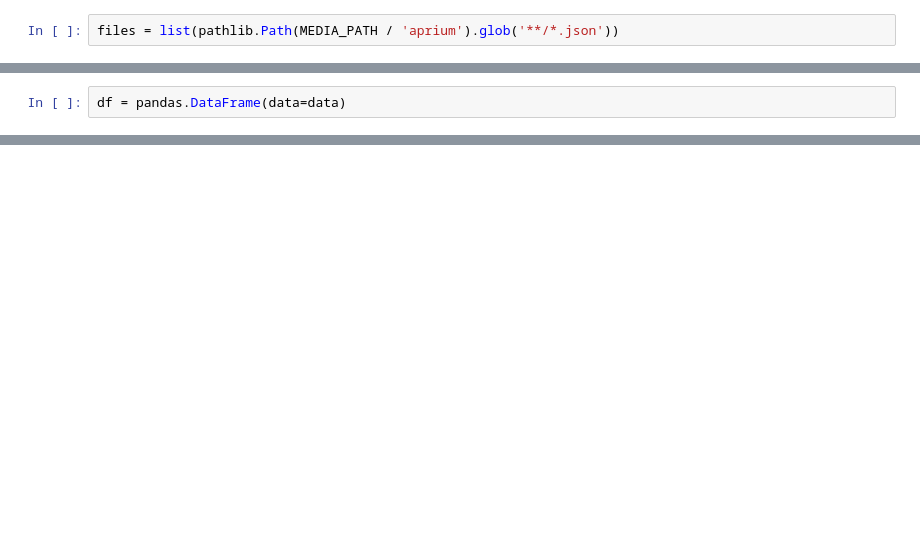
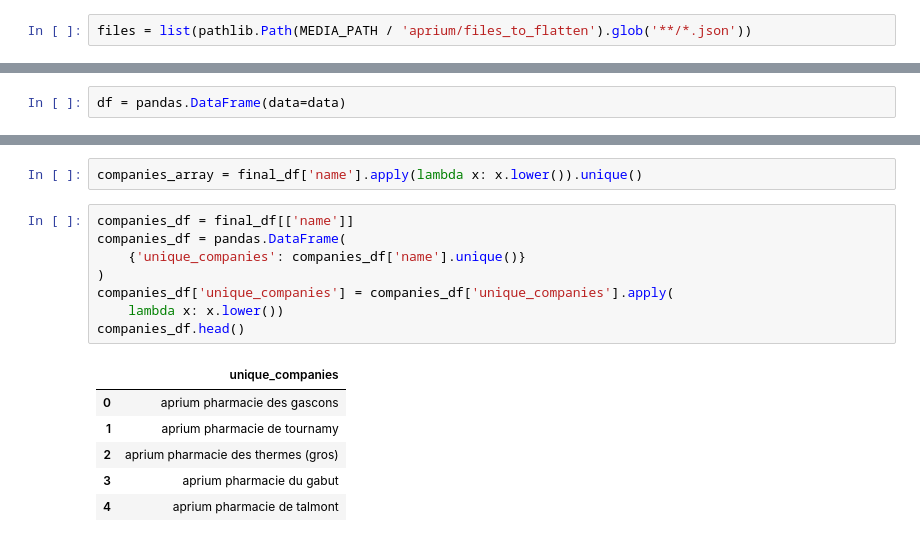
Before and after one commit to Zadigo/google_comments, a Jupyter notebook: google_comments/quick_flatten.ipynb, the cells around one changed output, grey strips where cells are left out. Saved outputs shown, nothing was run; the diff lists cells and outputs as text; blank space fills up the shorter version.

```diff
--- a/google_comments/quick_flatten.ipynb
+++ b/google_comments/quick_flatten.ipynb
@@ -7,2 +28,2 @@ from google_comments import MEDIA_PATH
 # %%
-files = list(pathlib.Path(MEDIA_PATH / 'aprium').glob('**/*.json'))
+files = list(pathlib.Path(MEDIA_PATH / 'aprium/files_to_flatten').glob('**/*.json'))
@@ -53,0 +140,17 @@ final_df = df[['name', 'text', 'address', 'rating']]
+# %%
+companies_array = final_df['name'].apply(lambda x: x.lower()).unique()
+# %%
+companies_df = final_df[['name']]
+companies_df = pandas.DataFrame(
+    {'unique_companies': companies_df['name'].unique()}
+)
+companies_df['unique_companies'] = companies_df['unique_companies'].apply(
+    lambda x: x.lower())
+companies_df.head()
+# %% [output]
+|  | unique_companies |
+| 0 | aprium pharmacie des gascons |
+| 1 | aprium pharmacie de tournamy |
+| 2 | aprium pharmacie des thermes (gros) |
+| 3 | aprium pharmacie du gabut |
+| 4 | aprium pharmacie de talmont |
```
Also changed, not shown: parts of 19 cells of this notebook.
